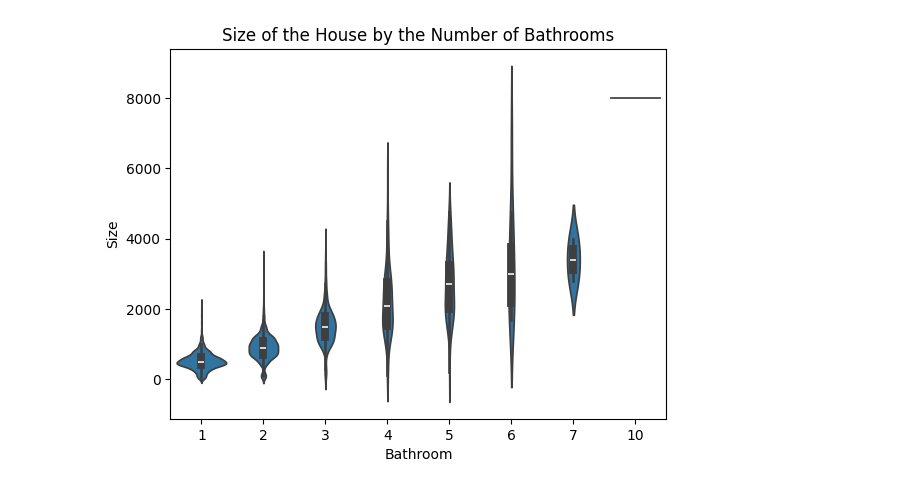
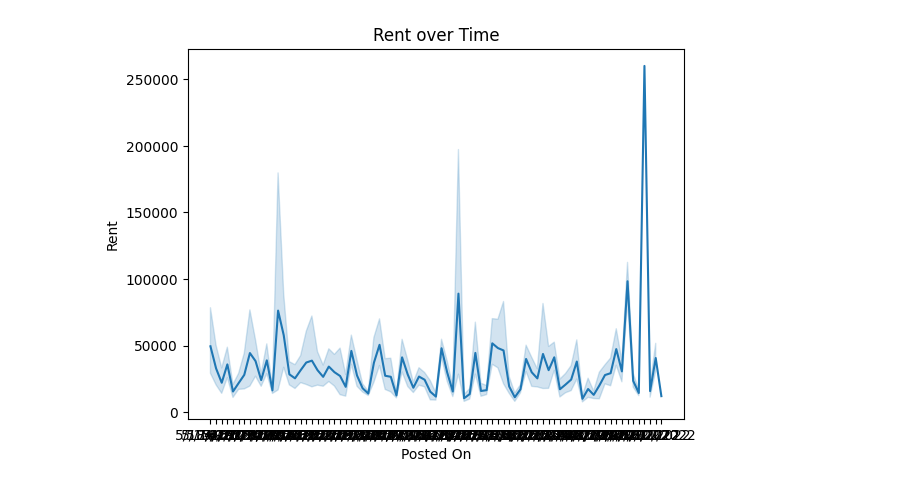
Before and after one commit to razan-wari/Gaza-Sky-Geeks, a Jupyter notebook: House_Rent_17Jan.ipynb, the cells around one changed output. Cells and saved outputs as stored; diff of their text form; code cells hidden in the pictures.

```diff
--- a/House_Rent_17Jan.ipynb
+++ b/House_Rent_17Jan.ipynb
@@ -18,31 +18,38 @@ train_stats = train_dataset.describe()
 train_stats = train_stats.transpose()
 train_stats
 x = dataset['Bathroom']
 
 y = dataset['Size']
 
 plt.xlabel('Bathroom')
 
 plt.ylabel('Size')
 
 plt.title('Line Plots')
 
 
 
 plt.bar( x, y )
 
 plt.scatter(dataset["Size"], dataset["Rent"])
 plt.xlabel("Size")
 plt.ylabel("Rent")
 plt.title("SIZE vs. Rent")
 plt.show()
 
 sns.violinplot(x="Bathroom", y="Size", data=dataset)
 
 
 plt.title("Size of the House by the Number of Bathrooms")
 
 
 plt.show()
+sns.lineplot(x="Posted On", y="Rent", data=dataset)
+
+
+plt.title("Rent over Time")
+
+
+plt.show()
 # %% [output]
-[figure, old version]
+[figure, new version]
```
